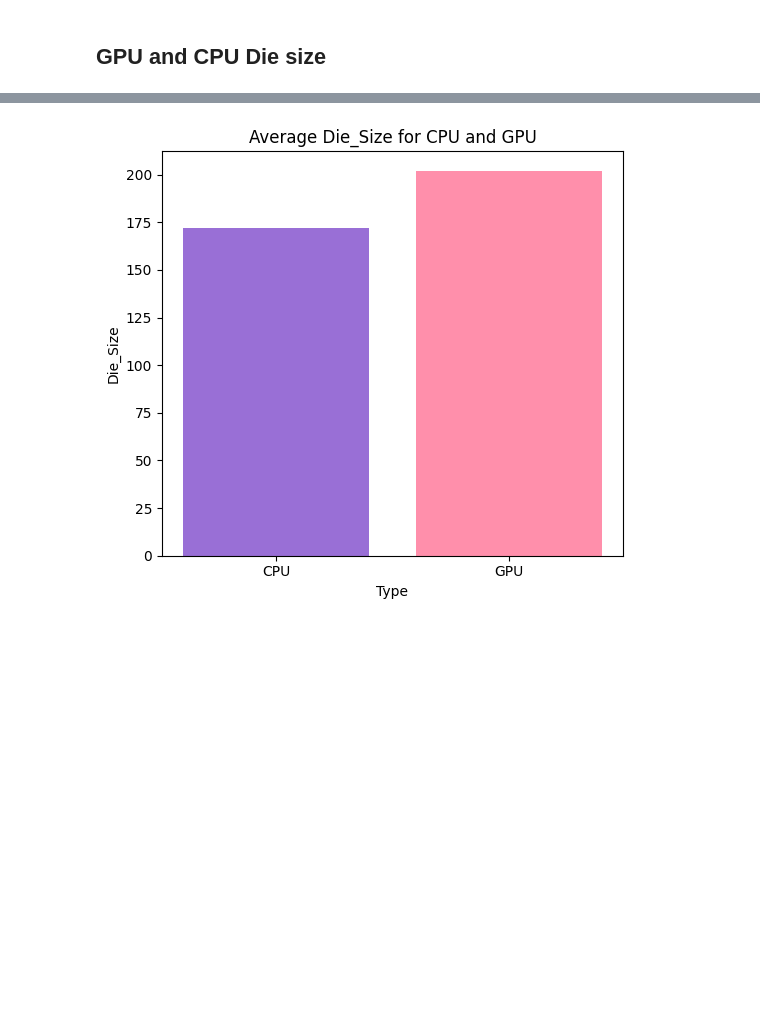
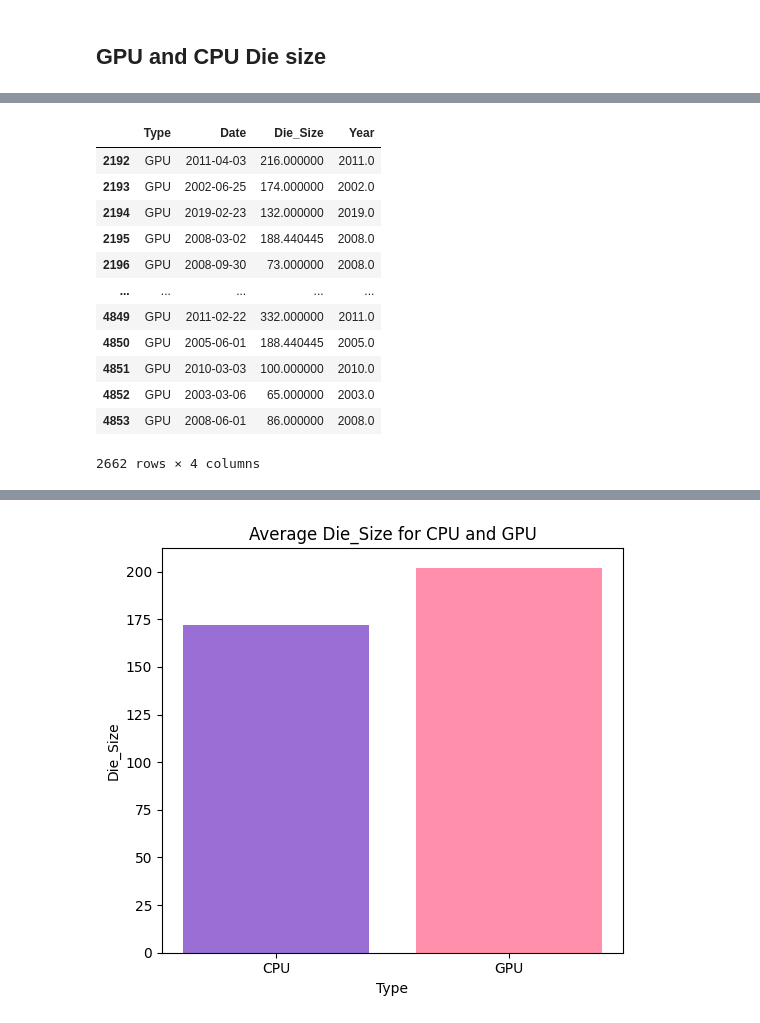
Before and after one commit to WendyInft/MATHEDA-INFANTE, a Jupyter notebook: WK8-Midterm-Exam/Exercise/WK8-Exploratory-Data-Analysis-Infante.ipynb, the cells around one changed output, grey strips where cells are left out. Drawn from its saved outputs; the diff is of its cells as text; code cells hidden in the pictures; blank space fills up the shorter version.

```diff
--- a/WK8-Midterm-Exam/Exercise/WK8-Exploratory-Data-Analysis-Infante.ipynb
+++ b/WK8-Midterm-Exam/Exercise/WK8-Exploratory-Data-Analysis-Infante.ipynb
@@ -308,0 +329,18 @@ diesize= ['Die_Size']
+# %%
+df_ps['Date'] = pd.to_datetime(df_ps['Date'])
+df_ps['Year'] = df_ps['Date'].dt.year
+df_ps
+# %% [output]
+|  | Type | Date | Die_Size | Year |
+| 2192 | GPU | 2011-04-03 | 216.000000 | 2011.0 |
+| 2193 | GPU | 2002-06-25 | 174.000000 | 2002.0 |
+| 2194 | GPU | 2019-02-23 | 132.000000 | 2019.0 |
+| 2195 | GPU | 2008-03-02 | 188.440445 | 2008.0 |
+| 2196 | GPU | 2008-09-30 | 73.000000 | 2008.0 |
+| ... | ... | ... | ... | ... |
+| 4849 | GPU | 2011-02-22 | 332.000000 | 2011.0 |
+| 4850 | GPU | 2005-06-01 | 188.440445 | 2005.0 |
+| 4851 | GPU | 2010-03-03 | 100.000000 | 2010.0 |
+| 4852 | GPU | 2003-03-06 | 65.000000 | 2003.0 |
+| 4853 | GPU | 2008-06-01 | 86.000000 | 2008.0 |
+2662 rows × 4 columns
```
Also changed, not shown: parts of 11 cells of this notebook.
